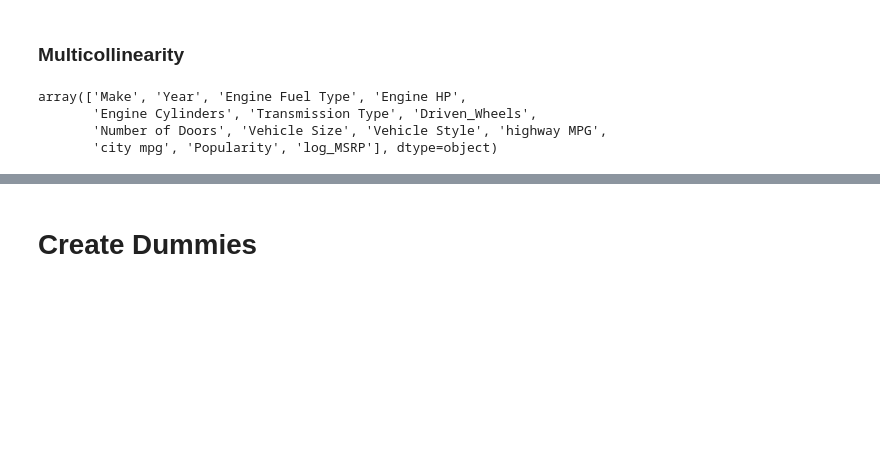
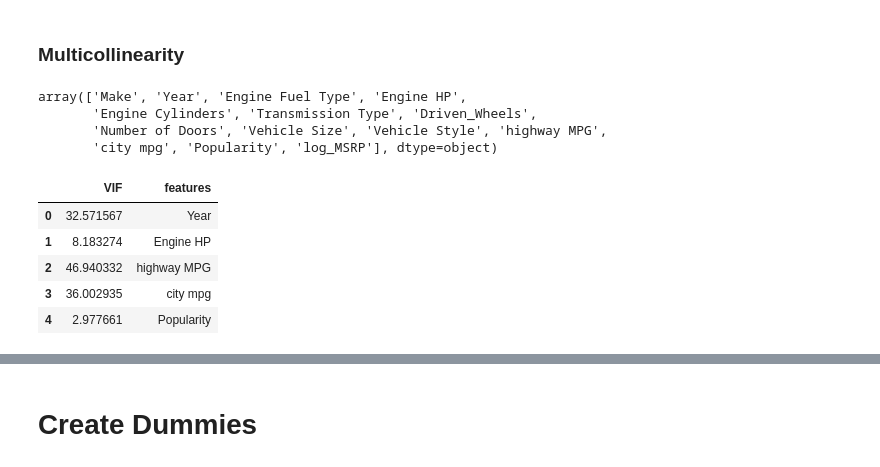
Before and after one commit to justinejoka/Scikit_learn_Car_Prediction, a Jupyter notebook: car-price-prediction-with-scikit-learn.ipynb, the cells around one changed output, grey strips where cells are left out. Drawn from its saved outputs; the diff is of its cells as text; code cells hidden in the pictures; blank space fills up the shorter version.

```diff
--- a/car-price-prediction-with-scikit-learn.ipynb
+++ b/car-price-prediction-with-scikit-learn.ipynb
@@ -358,7 +358,16 @@ array(['Make', 'Year', 'Engine Fuel Type', 'Engine HP',
        'city mpg', 'Popularity', 'log_MSRP'], dtype=object)
 # %%
 from statsmodels.stats.outliers_influence import variance_inflation_factor
-variables = data_cleaned[['Year','Engine HP','highway MPG','city mpg']]
+variables = data_cleaned[['Year','Engine HP','highway MPG','city mpg','Popularity']]
 vif = pd.DataFrame()
 vif["VIF"] = [variance_inflation_factor(variables.values, i) for i in range(variables.shape[1])]
 vif["features"] = variables.columns
+# %%
+vif
+# %% [output]
+|  | VIF | features |
+| 0 | 32.571567 | Year |
+| 1 | 8.183274 | Engine HP |
+| 2 | 46.940332 | highway MPG |
+| 3 | 36.002935 | city mpg |
+| 4 | 2.977661 | Popularity |
```
Also changed, not shown: parts of 6 cells of this notebook.
